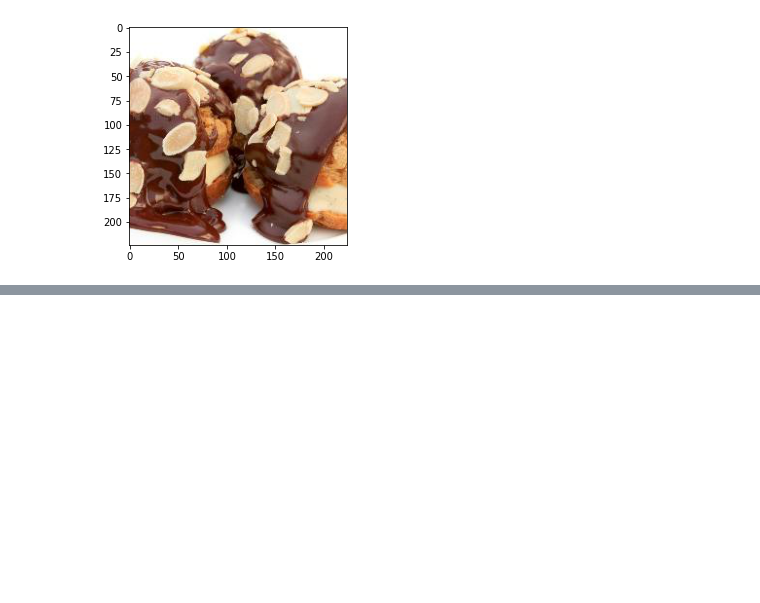
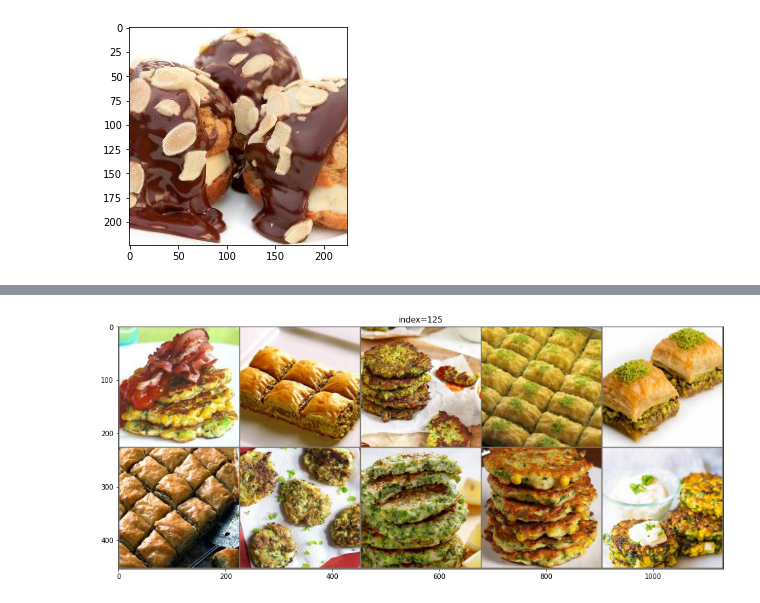
Before and after one commit to yonigottesman/deepfood, a Jupyter notebook: notebooks/embeddings.ipynb, the cells around one changed output, grey strips where cells are left out. Saved outputs shown, nothing was run; the diff lists cells and outputs as text; code cells hidden in the pictures; blank space fills up the shorter version.

```diff
--- a/notebooks/embeddings.ipynb
+++ b/notebooks/embeddings.ipynb
@@ -113,0 +118,4 @@ for i in tqdm(range(300,500)):
+# %%
+display_best_images(125)
+# %% [output]
+[figure, added]
```
Also changed, not shown: parts of 8 cells of this notebook, 2 other files.
